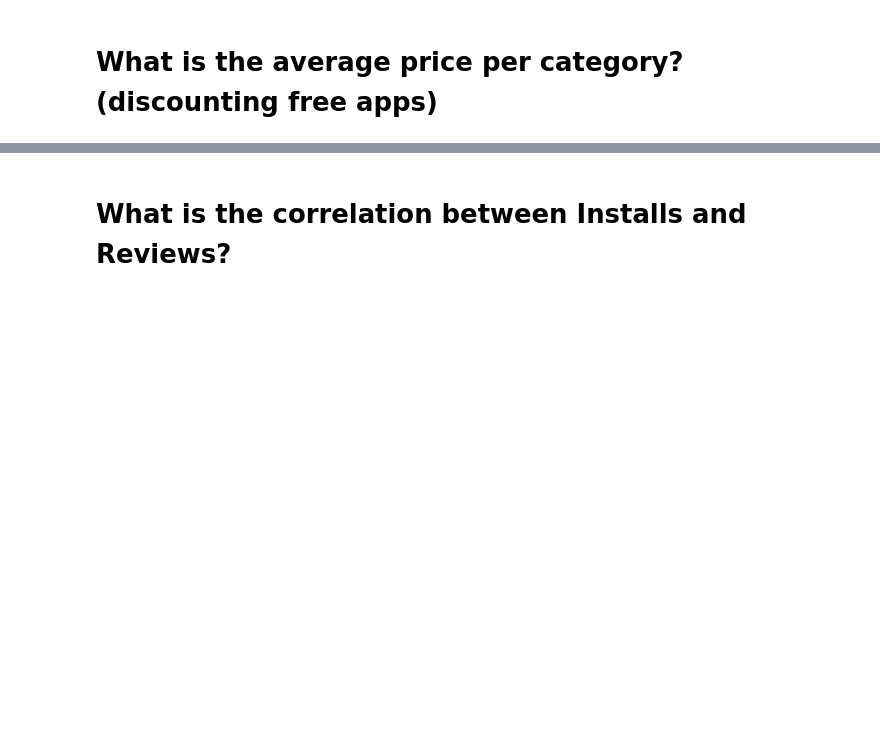
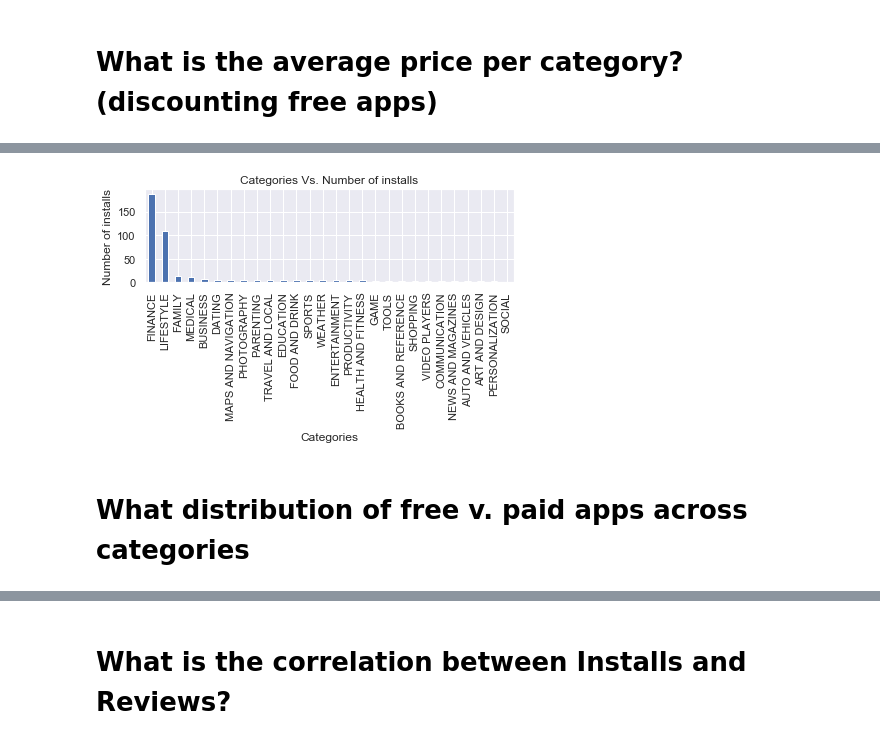
Before and after one commit to Northwestern-Project-Team/Project-1, a Jupyter notebook: AppStore.ipynb, the cells around one changed output, grey strips where cells are left out. Drawn from its saved outputs; the diff is of its cells as text; code cells hidden in the pictures; blank space fills up the shorter version.

```diff
--- a/AppStore.ipynb
+++ b/AppStore.ipynb
@@ -401,0 +401,5 @@ googlestore_df.head()
+# %%
+average_price = googlestore_df.groupby(["Category"])['Price'].mean()
+sort_price = average_price.sort_values(ascending=False)
+# sort_price.style.format({'Average Price': '${:.2f}'})
+sort_price
@@ -402,2 +424,17 @@ googlestore_df.head()
+# %%
+price_plot = sort_price.plot(kind="bar")
+
+price_plot.set_xticklabels(sort_price.index, rotation = 90,ha="center")
+# Configure plot and ticks
+
+plt.title("Categories Vs. Number of installs")
+plt.xlabel("Categories")
+plt.ylabel("Number of installs")
+# Set textual properties
+
+plt.tight_layout()# Show plot
+plt.savefig("Categories Vs. Number of installs.jpg")
+# %% [output]
+[figure, added]
 # %%
 average_price = googlestore_df.groupby(["Category"])['Price'].mean()
@@ -407,0 +447,2 @@ average_price_df = average_price.reset_index()
+# %% [markdown]
+# What distribution of free v. paid apps across categories
```
Also changed, not shown: parts of 13 cells of this notebook.
